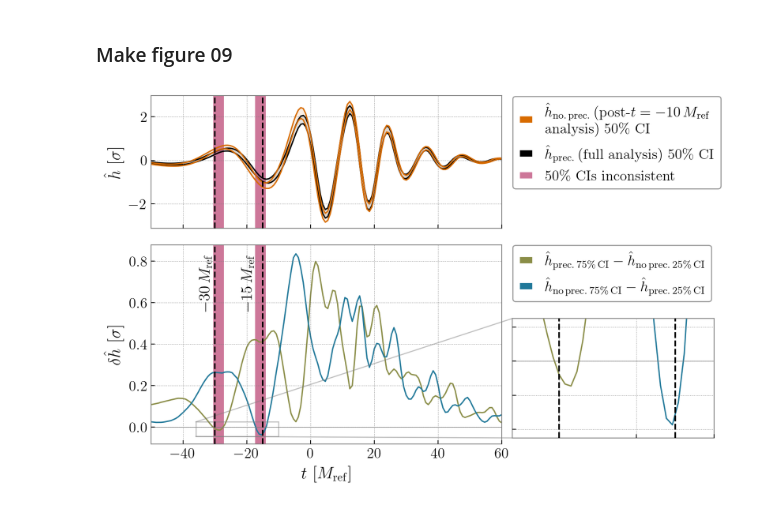
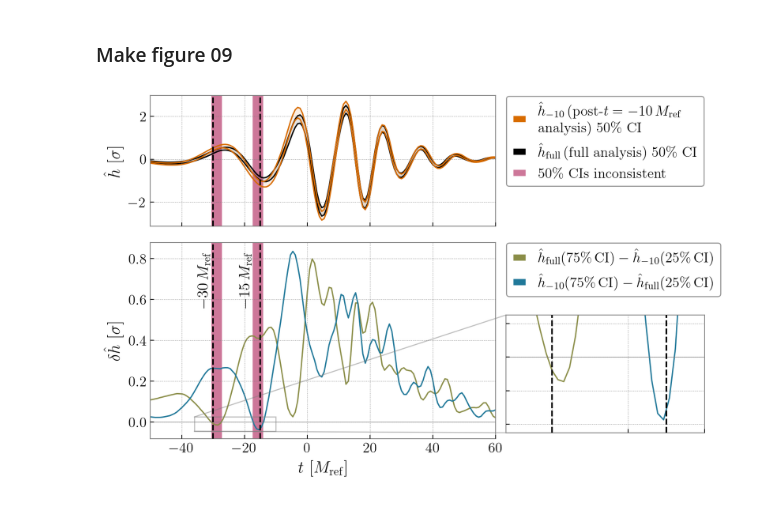
Before and after one commit to simonajmiller/gw190521-timedomain-release, a Jupyter notebook: figures/figure_09.ipynb, the cells around one changed output. Cells and saved outputs as stored; diff of their text form; code cells hidden in the pictures.

```diff
--- a/figures/figure_09.ipynb
+++ b/figures/figure_09.ipynb
@@ -150,40 +150,40 @@ legends
 '''
 legend_handles1 = [
     Line2D([], [], color=cmap(0.4),
-           label=r'$\hat h_\mathrm{no.\,prec.}\,$(post-$t=-10\,M_\mathrm{ref}$'+'\nanalysis) 50\% CI'),
+           label=r'$\hat h_\mathrm{-10}\,$(post-$t=-10\,M_\mathrm{ref}$'+'\nanalysis) 50\% CI'),
     Line2D([], [], color='k',
-           label=r'$\hat h_\mathrm{prec.}\,$(full analysis) 50\% CI'),
+           label=r'$\hat h_\mathrm{full}\,$(full analysis) 50\% CI'),
     Line2D([], [], color=cmap(0.03),
            label='50\% CIs inconsistent'),
 ]
 legend_handles2 = [
     Line2D([], [], color=cmap(0.8),
-           label='$\hat h_\mathrm{prec.\,75\%\,CI} - \hat h_\mathrm{no\,prec.\,25\%\,CI}$'),
+           label='$\hat h_\mathrm{full} (75\%\,\mathrm{CI}) - \hat h_\mathrm{-10} (25\%\,\mathrm{CI})$'),
     Line2D([], [], color=cmap(0.95),
-           label='$\hat h_\mathrm{no\,prec.\,75\%\,CI} - \hat h_\mathrm{prec.\,25\%\,CI}$'),
+           label='$\hat h_\mathrm{-10} (75\%\,\mathrm{CI}) - \hat h_\mathrm{full} (25\%\,\mathrm{CI})$'),
 
 ]
 
 legend_kws = dict(frameon=True, fancybox=True, fontsize=14, loc='upper left')
 axes[0].legend(handles = legend_handles1, **legend_kws, bbox_to_anchor=(1.01, 1.05))
 axes[1].legend(handles = legend_handles2, **legend_kws, bbox_to_anchor=(1.01, 1.035))
 
 
 """
 format inset
 """
 
 axin.set_xlim(-36, -10)
 axin.set_ylim(-0.045, 0.025)
 
 axes[1].indicate_inset_zoom(axin)
 
 axin.set_xticklabels([])
 axin.set_yticklabels([])
 
 plt.subplots_adjust(hspace=0.1)
 
 plt.savefig('figure_09.pdf', bbox_inches='tight')
 plt.show()
 # %% [output]
-[figure, old version]
+[figure, new version]
```
Also changed, not shown: 1 other file.
